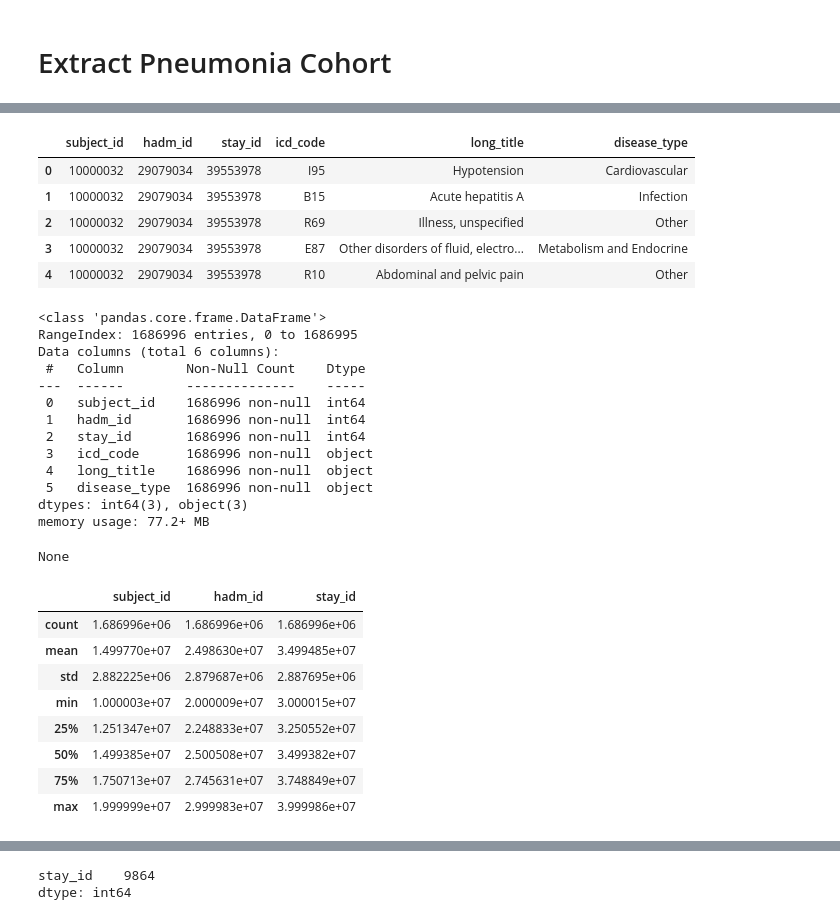
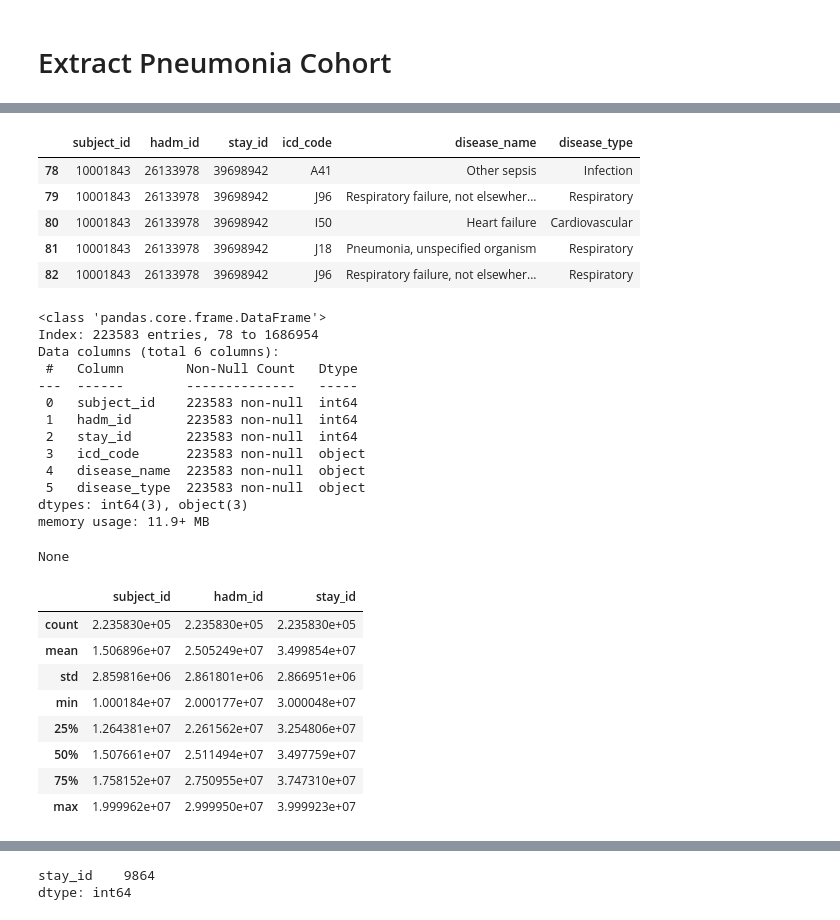
Before and after one commit to shaunaheron2/MIMIC-FINAL, a Jupyter notebook: preAnndataProcessing.ipynb, the cells around one changed output, grey strips where cells are left out. Saved outputs shown, nothing was run; the diff lists cells and outputs as text; code cells hidden in the pictures.

```diff
--- a/preAnndataProcessing.ipynb
+++ b/preAnndataProcessing.ipynb
@@ -143,4 +145,9 @@ icd_diagnoses_df.loc[
     "disease_type",
 ] = "Posoning, Injury or External"
 # %%
+
+icd_diagnoses_df.rename(columns={'long_title': 'disease_name'}, inplace=True)
+
 icd_diagnoses_df.drop(columns=['new_icd_code'], inplace=True)
+
+icd_diagnoses_df.info()
@@ -166,8 +191,10 @@ icu_stay_df.describe()
 | max | 1.999999e+07 | 3.999986e+07 | 2214-07-22 17:05:53 | 2214-07-26 17:13:57 | 91.000000 | 1.000000 | 2.999983e+07 | 5433.673889 |
 | std | 2.884057e+06 | 2.886443e+06 | NaN | NaN | 16.716351 | 0.257558 | 2.884105e+06 | 129.659365 |
 # %%
-# Filter to keep only admissions that had a J18 (pneumonia) diagnosis and then create an object with the hadm_ids for these
+# Filter diagnoses to keep only admissions that had a J18 (pneumonia) diagnosis and then create an object with the hadm_ids for these
 # patients and another for the icu stays linked to these patients
 
 pneumonia_hadm_ids = icd_diagnoses_df[icd_diagnoses_df["icd_code"].str.startswith("J18")]["hadm_id"].unique()
 pneumonia_stay_ids = icd_diagnoses_df[icd_diagnoses_df["icd_code"].str.startswith("J18")]["stay_id"].unique()
+
+icd_diagnoses_filtered = icd_diagnoses_df[icd_diagnoses_df["stay_id"].isin(pneumonia_stay_ids)].copy()
@@ -174,40 +203,40 @@ pneumonia_stay_ids = icd_diagnoses_df[icd_diagnoses_df["icd_code"].str.startswit
 # %%
-icd_diagnoses_df.head()
+icd_diagnoses_filtered.head()
 # %% [output]
-|  | subject_id | hadm_id | stay_id | icd_code | long_title | disease_type |
-| 0 | 10000032 | 29079034 | 39553978 | I95 | Hypotension | Cardiovascular |
-| 1 | 10000032 | 29079034 | 39553978 | B15 | Acute hepatitis A | Infection |
-| 2 | 10000032 | 29079034 | 39553978 | R69 | Illness, unspecified | Other |
-| 3 | 10000032 | 29079034 | 39553978 | E87 | Other disorders of fluid, electro... | Metabolism and Endocrine |
-| 4 | 10000032 | 29079034 | 39553978 | R10 | Abdominal and pelvic pain | Other |
+|  | subject_id | hadm_id | stay_id | icd_code | disease_name | disease_type |
+| 78 | 10001843 | 26133978 | 39698942 | A41 | Other sepsis | Infection |
+| 79 | 10001843 | 26133978 | 39698942 | J96 | Respiratory failure, not elsewher... | Respiratory |
+| 80 | 10001843 | 26133978 | 39698942 | I50 | Heart failure | Cardiovascular |
+| 81 | 10001843 | 26133978 | 39698942 | J18 | Pneumonia, unspecified organism | Respiratory |
+| 82 | 10001843 | 26133978 | 39698942 | J96 | Respiratory failure, not elsewher... | Respiratory |
 # %%
 # general overview of diagnoses data
-display.display(icd_diagnoses_df.info(show_counts=1))
-display.display(icd_diagnoses_df.describe())
+display.display(icd_diagnoses_filtered.info(show_counts=1))
+display.display(icd_diagnoses_filtered.describe())
 # %% [output]
 <class 'pandas.core.frame.DataFrame'>
-RangeIndex: 1686996 entries, 0 to 1686995
+Index: 223583 entries, 78 to 1686954
 Data columns (total 6 columns):
- #   Column        Non-Null Count    Dtype
----  ------        --------------    -----
- 0   subject_id    1686996 non-null  int64
- 1   hadm_id       1686996 non-null  int64
- 2   stay_id       1686996 non-null  int64
- 3   icd_code      1686996 non-null  object
- 4   long_title    1686996 non-null  object
- 5   disease_type  1686996 non-null  object
+ #   Column        Non-Null Count   Dtype
+---  ------        --------------   -----
+ 0   subject_id    223583 non-null  int64
+ 1   hadm_id       223583 non-null  int64
+ 2   stay_id       223583 non-null  int64
+ 3   icd_code      223583 non-null  object
+ 4   disease_name  223583 non-null  object
+ 5   disease_type  223583 non-null  object
 dtypes: int64(3), object(3)
-memory usage: 77.2+ MB
+memory usage: 11.9+ MB
 None
 |  | subject_id | hadm_id | stay_id |
-| count | 1.686996e+06 | 1.686996e+06 | 1.686996e+06 |
-| mean | 1.499770e+07 | 2.498630e+07 | 3.499485e+07 |
-| std | 2.882225e+06 | 2.879687e+06 | 2.887695e+06 |
-| min | 1.000003e+07 | 2.000009e+07 | 3.000015e+07 |
-| 25% | 1.251347e+07 | 2.248833e+07 | 3.250552e+07 |
-| 50% | 1.499385e+07 | 2.500508e+07 | 3.499382e+07 |
-| 75% | 1.750713e+07 | 2.745631e+07 | 3.748849e+07 |
-| max | 1.999999e+07 | 2.999983e+07 | 3.999986e+07 |
+| count | 2.235830e+05 | 2.235830e+05 | 2.235830e+05 |
+| mean | 1.506896e+07 | 2.505249e+07 | 3.499854e+07 |
+| std | 2.859816e+06 | 2.861801e+06 | 2.866951e+06 |
+| min | 1.000184e+07 | 2.000177e+07 | 3.000048e+07 |
+| 25% | 1.264381e+07 | 2.261562e+07 | 3.254806e+07 |
+| 50% | 1.507661e+07 | 2.511494e+07 | 3.497759e+07 |
+| 75% | 1.758152e+07 | 2.750955e+07 | 3.747310e+07 |
+| max | 1.999962e+07 | 2.999950e+07 | 3.999923e+07 |
 # %%
 # general overview of icu data
 display.display(icu_stay_df.info(show_counts=1))
```
Also changed, not shown: parts of 119 cells of this notebook.
